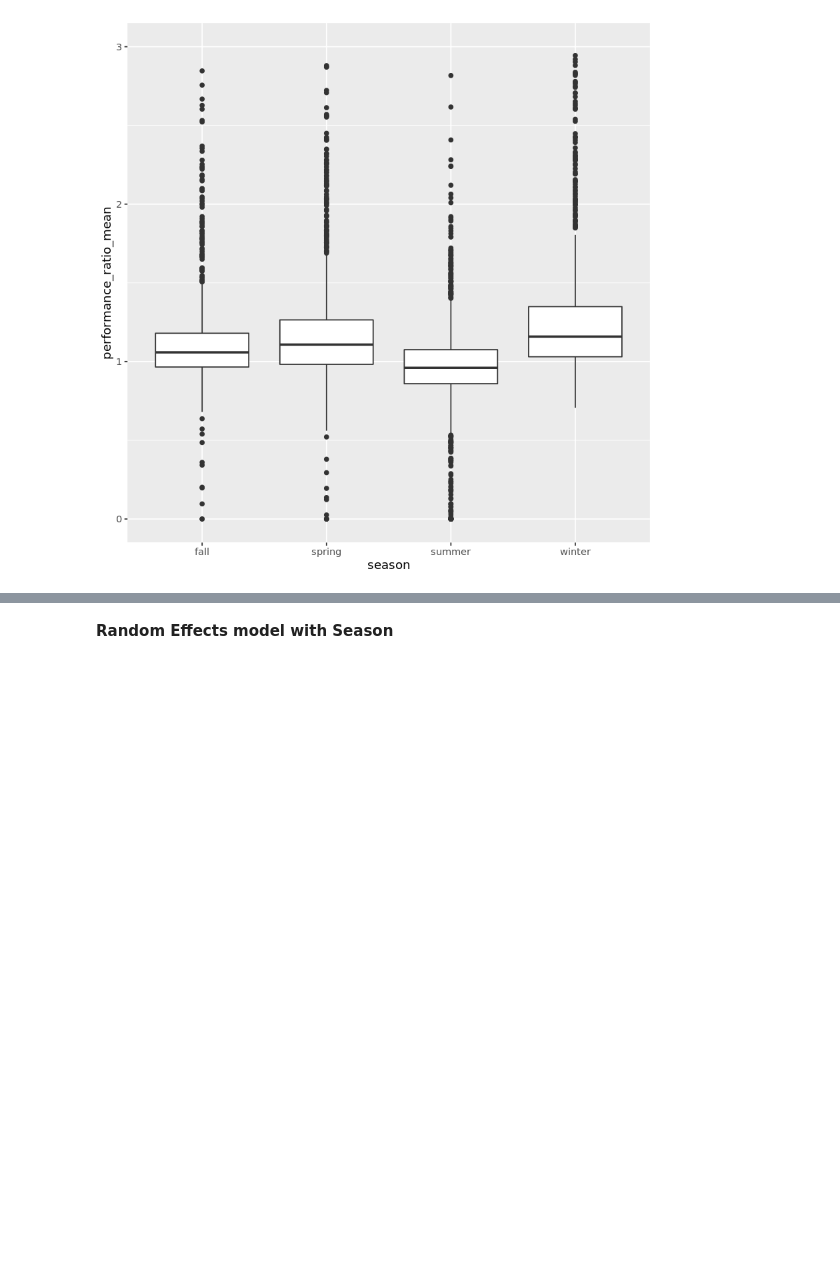
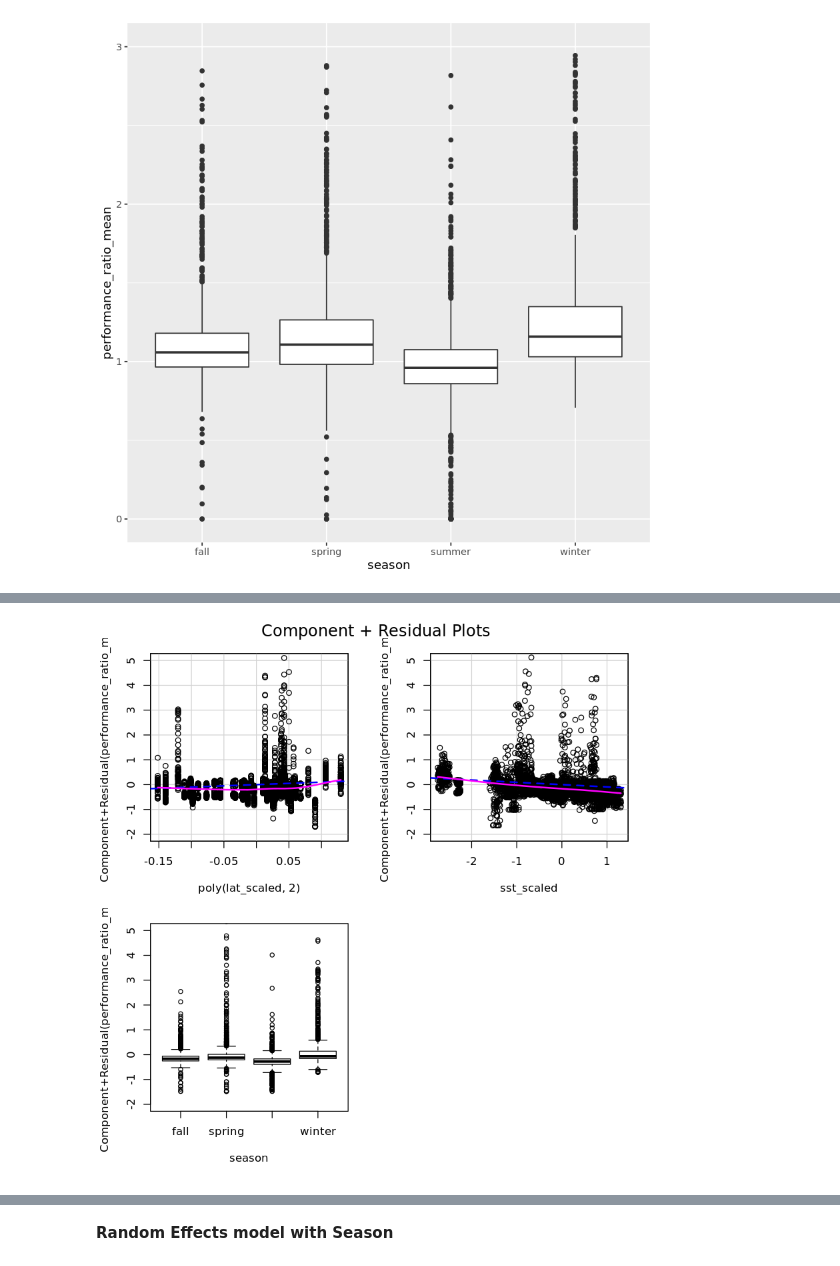
Before and after one commit to HuckleyLab/phyto-mhw, a Jupyter notebook: analysis/modeling/Phytoplankton-LMM.R.ipynb, the cells around one changed output, grey strips where cells are left out. Cells and saved outputs as stored; diff of their text form; code cells hidden in the pictures; blank space fills up the shorter version.

```diff
--- a/analysis/modeling/Phytoplankton-LMM.R.ipynb
+++ b/analysis/modeling/Phytoplankton-LMM.R.ipynb
@@ -252,5 +103,5 @@ Intuitively, since it's likely that season has a significant (mechanistic?) effe
 # %%
-season_lm = lm(performance_ratio_mean ~ poly(lat, 2) + current_year_sst_mean + season-1 , data=mhwPerformance)
-summary(season_lm)
+simple_lm = lm(performance_ratio_mean ~ (poly(lat_scaled, 2) + sst_scaled + season)  , data=mhwPerformance)
+summary(simple_lm)
 # %% [output]
 Call:
@@ -283,0 +126,4 @@ $season
+# %%
+crPlots(simple_lm, ylim=c(-2, 5))
+# %% [output]
+[figure, added]
```
Also changed, not shown: parts of 53 cells of this notebook.
